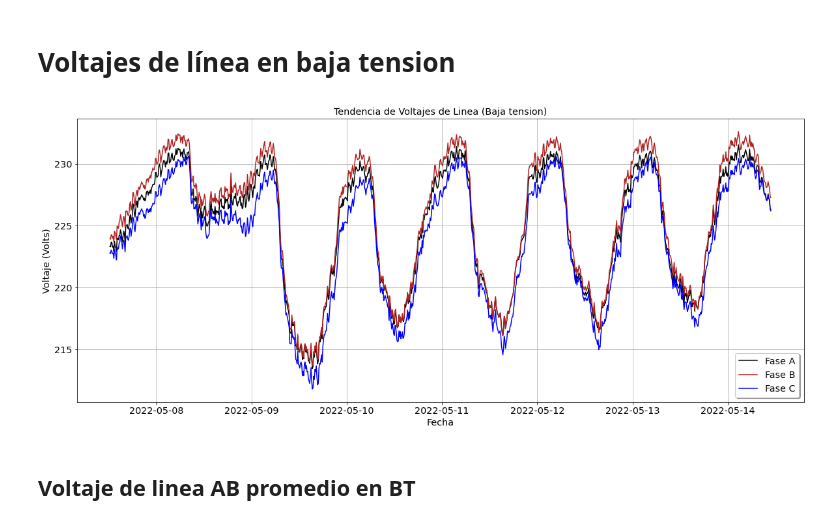
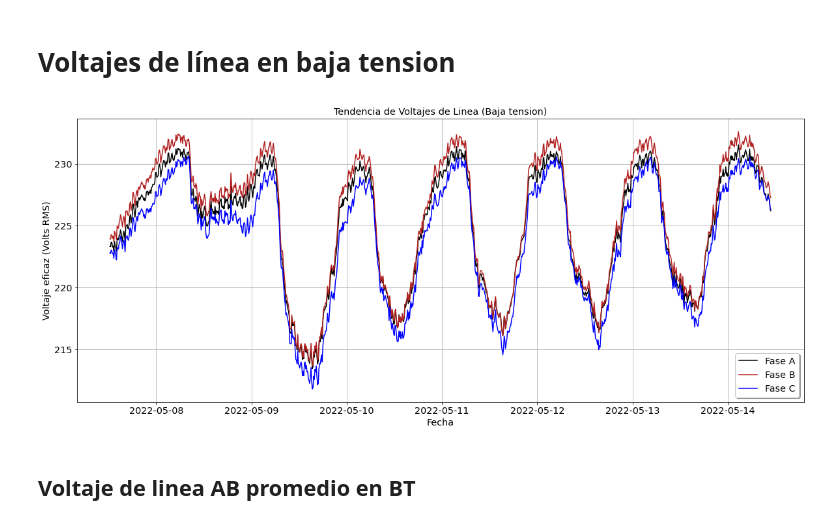
Before and after one commit to anghelcast/pqdata_samples, a Jupyter notebook: PQDATA_1000KVA_FIME/PQDATA_1000KVA.ipynb, the cells around one changed output. Saved outputs shown, nothing was run; the diff lists cells and outputs as text; code cells hidden in the pictures.

```diff
--- a/PQDATA_1000KVA_FIME/PQDATA_1000KVA.ipynb
+++ b/PQDATA_1000KVA_FIME/PQDATA_1000KVA.ipynb
@@ -243,22 +243,22 @@ cch.mean(axis= 'index')
 # %%
 plt.figure(figsize=(20,8))
 x1= df1['Fecha']
 vabx= df1['Volts-ab-x']
 vbcx= df1['Volts-bc-x']
 vcax= df1['Volts-ca-x']
 
 plt.plot(x1, vabx, color ='black', label='Fase A')
 plt.plot(x1, vbcx, color = 'firebrick', label='Fase B')
 plt.plot(x1, vcax, color = 'blue', label= 'Fase C')
 
 plt.title('Tendencia de Voltajes de Linea (Baja tension)')
 plt.xlabel('Fecha')
-plt.ylabel('Voltaje (Volts)')
+plt.ylabel('Voltaje eficaz (Volts RMS)')
 plt.grid()
 plt.legend( shadow=True, loc='lower right' )
 plt.show()
 # %% [output]
-[figure, old version]
+[figure, new version]
 # %% [markdown]
 ## Voltaje de linea AB promedio en BT
 # %%
```
Also changed, not shown: parts of 11 cells of this notebook.
